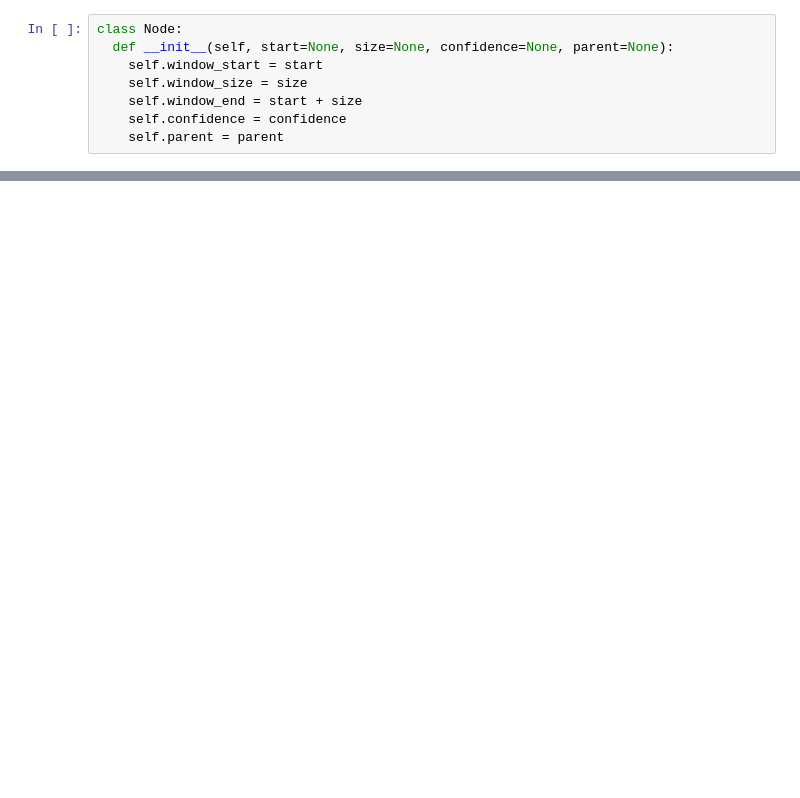
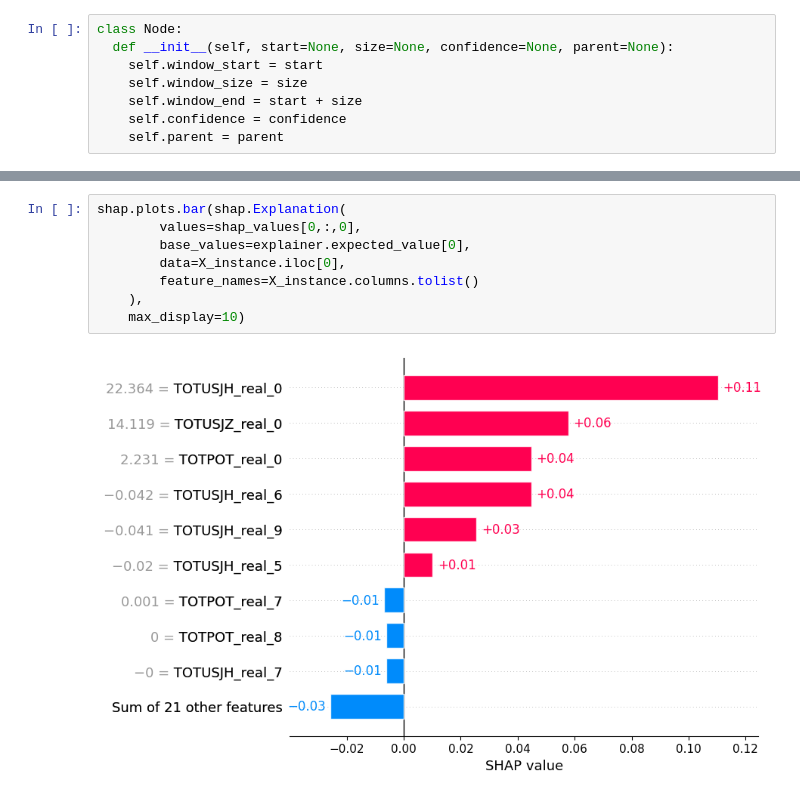
Before and after one commit to vignesh-0510/SolarFlareExplainableWindowDetection, a Jupyter notebook: phase_3_localization.ipynb, the cells around one changed output, grey strips where cells are left out. Drawn from its saved outputs; the diff is of its cells as text; blank space fills up the shorter version.

```diff
--- a/phase_3_localization.ipynb
+++ b/phase_3_localization.ipynb
@@ -224,0 +302,10 @@ Localized window start: 10, end: 60, confidence: 0.7961788188666321
+# %%
+shap.plots.bar(shap.Explanation(
+        values=shap_values[0,:,0],
+        base_values=explainer.expected_value[0],
+        data=X_instance.iloc[0],
+        feature_names=X_instance.columns.tolist()
+    ),
+    max_display=10)
+# %% [output]
+[figure, added]
```
Also changed, not shown: parts of 53 cells of this notebook.
